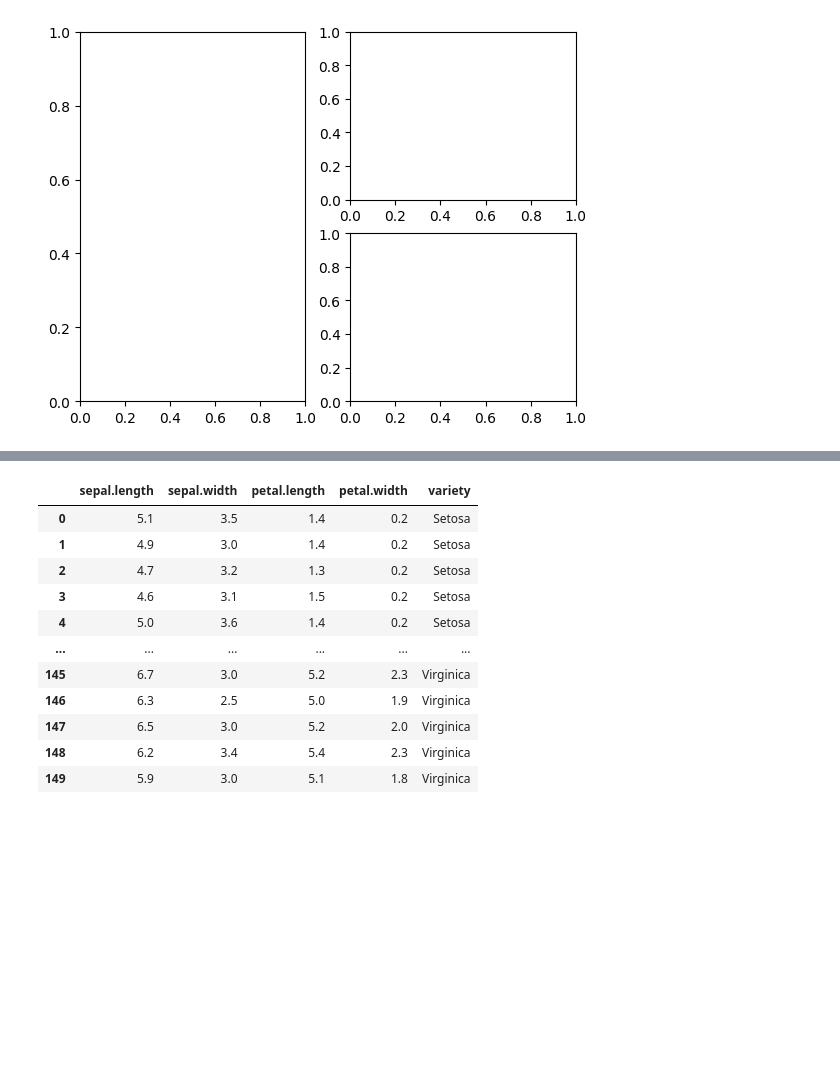
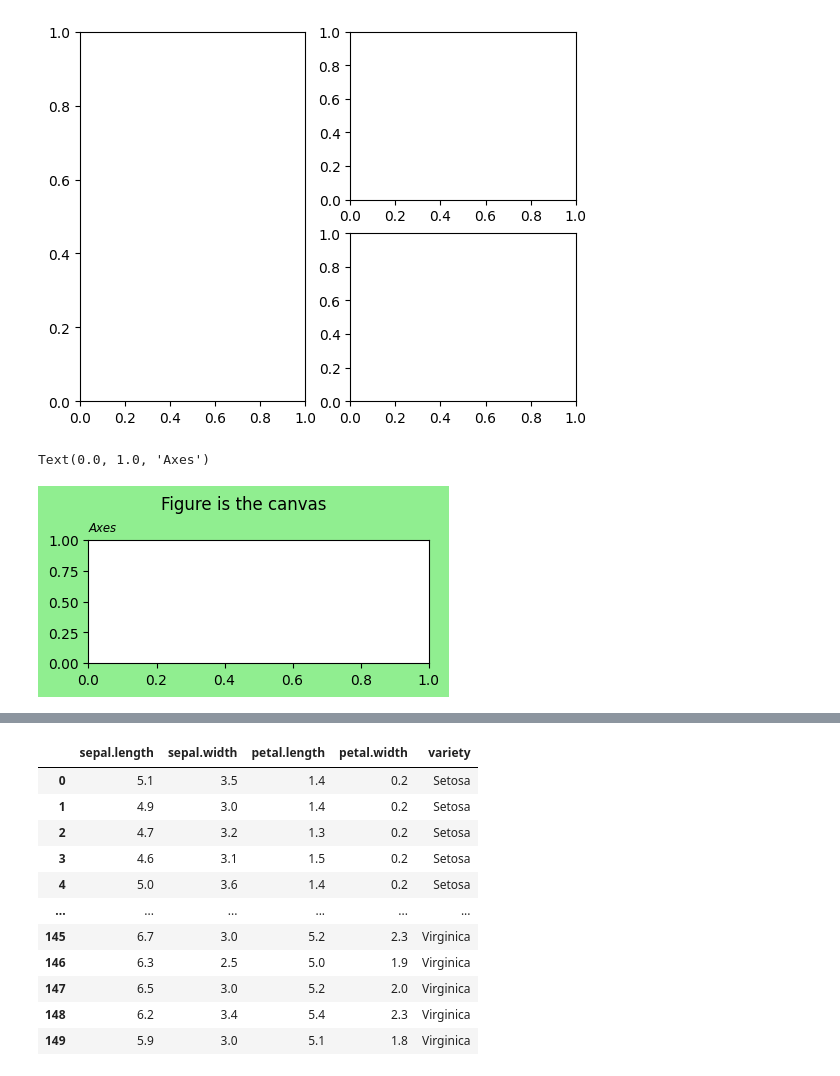
Before and after one commit to Muhammad-Hamdan92/Python_for_data_science, a Jupyter notebook: 08_data_visualization/08.1_matplotlib.ipynb, the cells around one changed output, grey strips where cells are left out. Cells and saved outputs as stored; diff of their text form; code cells hidden in the pictures; blank space fills up the shorter version.

```diff
--- a/08_data_visualization/08.1_matplotlib.ipynb
+++ b/08_data_visualization/08.1_matplotlib.ipynb
@@ -20,3 +24,12 @@ fig, axs = plt.subplot_mosaic([['left', 'right_top'],
                                ['left', 'right_bottom']])
 # %% [output]
 [figure]
+# %%
+fig = plt.figure(figsize=(4, 2), facecolor='lightgreen',
+                 layout='constrained')
+fig.suptitle('Figure is the canvas')
+ax = fig.add_subplot()               #this image gives the actual information about figure and ax
+ax.set_title('Axes', loc='left', fontstyle='italic', fontsize='small')
+# %% [output]
+Text(0.0, 1.0, 'Axes')
+[figure, added]
```
Also changed, not shown: parts of 4 cells of this notebook, 1 other file.
